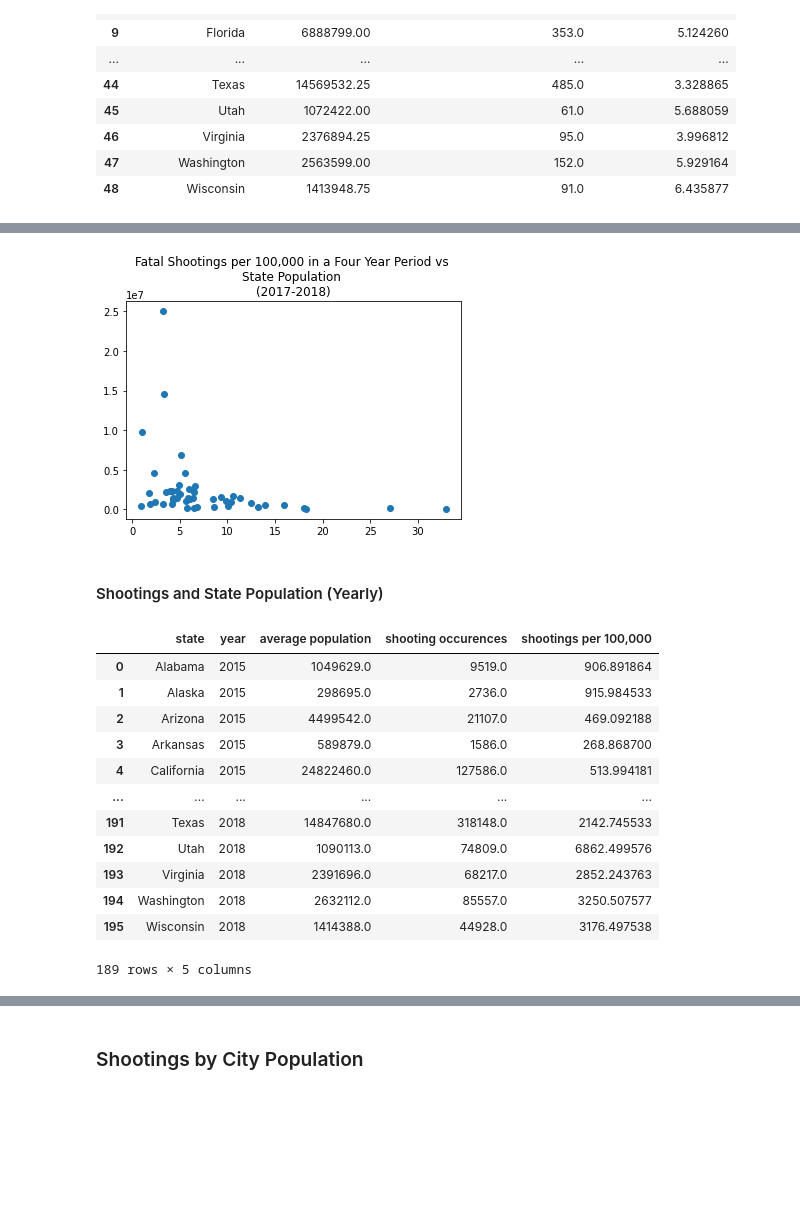
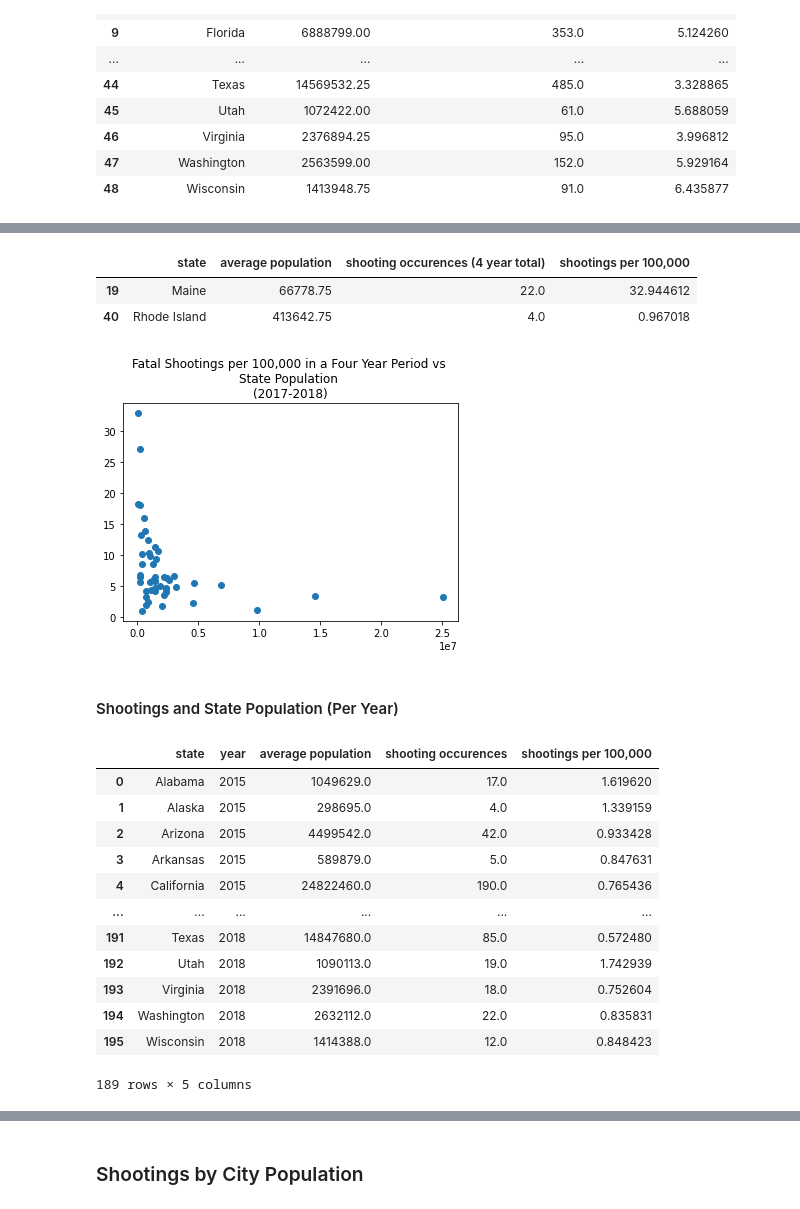
Before and after one commit to szerpa17/fatal-police-shootings, a Jupyter notebook: Analysis_SZ.ipynb, the cells around one changed output, grey strips where cells are left out. Cells and saved outputs as stored; diff of their text form; code cells hidden in the pictures; blank space fills up the shorter version.

Commit message:
added month plot, updated code

```diff
--- a/Analysis_SZ.ipynb
+++ b/Analysis_SZ.ipynb
@@ -56,14 +108,12 @@ Name: id, dtype: int64
 #### Shootings and State Population (Four Year Period)
 # %%
 # Shootings by State over the span of 4 years
-# Census data manipulation to estimate the average state population
-# by summing 4 year city population averages within each state
+# Census data manipulation
+# to estimate the average state population by summing 4 year city population averages within each state
 state_info_df = census_df[['state','Average']]
-state_avg_pop_grp = state_avg_pop.groupby('state')
-state_avg_pop_df = state_avg_pop_grp[['Average']].sum()
+state_avg_pop_df = state_info_df.groupby('state')['Average'].sum()
 state_avg_pop_df = state_avg_pop_df.reset_index()
 state_avg_pop_df = state_avg_pop_df.rename(columns={'Average': 'average population'})
-state_avg_pop_df
 
 # Shooting Totals by State
 shooting_state_info = shootings_df[['state', 'id']]
@@ -71,16 +121,17 @@ shooting_state_df = shooting_state_info.groupby('state')[['id']].count()
 shooting_state_df = shooting_state_df.reset_index()
 shooting_state_df = shooting_state_df.rename(columns={'id': 'shooting occurences (4 year total)'})
 
-# Merge of Tables
+#Table Merge
 state_pop_shooting_comparison = pd.merge(state_avg_pop_df,
                                          shooting_state_df,
                                          how='left',
                                          on='state')
 
-four_year_state_pop_shooting_comparison= state_pop_shooting_comparison.dropna()
+four_year_state_pop_shooting_comparison = state_pop_shooting_comparison.dropna()
 four_year_state_pop_shooting_comparison['shootings per 100,000'] = (
                                 four_year_state_pop_shooting_comparison['shooting occurences (4 year total)']/
                                 four_year_state_pop_shooting_comparison['average population']) * 100000
+
 four_year_state_pop_shooting_comparison
 # %% [output]
 A value is trying to be set on a copy of a slice from a DataFrame.
@@ -107,17 +175,31 @@ See the caveats in the documentation: https://pandas.pydata.org/pandas-docs/stab
+# %%
+# Max and Min States - Per Capita shootings per 100,000
+four_year_state_pop_shooting_comparison.loc[((four_year_state_pop_shooting_comparison['shootings per 100,000']
+                                             ==
+                                             four_year_state_pop_shooting_comparison['shootings per 100,000'].max())
+                                             |
+                                            (four_year_state_pop_shooting_comparison['shootings per 100,000']
+                                             ==
+                                            four_year_state_pop_shooting_comparison['shootings per 100,000'].min()))]
+# %% [output]
+|  | state | average population | shooting occurences (4 year total) | shootings per 100,000 |
+| 19 | Maine | 66778.75 | 22.0 | 32.944612 |
+| 40 | Rhode Island | 413642.75 | 4.0 | 0.967018 |
 # %%
-plt.scatter(four_year_state_pop_shooting_comparison['shootings per 100,000'],
-            four_year_state_pop_shooting_comparison['average population'])
+plt.scatter(four_year_state_pop_shooting_comparison['average population'],
+            four_year_state_pop_shooting_comparison['shootings per 100,000'])
 
 plt.title('Fatal Shootings per 100,000 in a Four Year Period vs \nState Population \n(2017-2018)')
 
 plt.show()
 # %% [output]
-[figure, old version]
+[figure, new version]
 # %% [markdown]
-#### Shootings and State Population (Yearly)
+#### Shootings and State Population (Per Year)
 # %%
 # Yearly shootings by State
-# Census data manipulation to identify the total population by state for each data year available
+# Census data manipulation
+# to identify the total population by state for each data year available
 yearly_state_info_df = census_df[['state', '2015 Population', '2016 Population', '2017 Population', '2018 Population']]
 yearly_state_avg_pop_df = yearly_state_info_df.groupby('state')[('2015 Population',
                                                     '2016 Population',
@@ -141,8 +223,8 @@ yearly_state_avg_pop_df = yearly_state_avg_pop_df.rename(columns={'value': 'aver
 yearly_state_avg_pop_df
 
 # Shooting Totals by State
-yearly_shooting_state_info = shootings_df[['state', 'id', 'year']]
-yearly_shooting_state_df = yearly_shooting_state_info.groupby(['state', 'year'])[['id']].sum()
+yearly_shooting_state_info = yearly_shootings[['state', 'id', 'year']]
+yearly_shooting_state_df = yearly_shooting_state_info.groupby(['state', 'year'])[['id']].count()
 yearly_shooting_state_df = yearly_shooting_state_df.reset_index()
 yearly_shooting_state_df = yearly_shooting_state_df.rename(columns={'id': 'shooting occurences'})
 yearly_shooting_state_df
@@ -164,17 +246,17 @@ yearly_state_pop_shooting_comparison['shootings per 100,000'] = (
 yearly_state_pop_shooting_comparison
 # %% [output]
 |  | state | year | average population | shooting occurences | shootings per 100,000 |
-| 0 | Alabama | 2015 | 1049629.0 | 9519.0 | 906.891864 |
-| 1 | Alaska | 2015 | 298695.0 | 2736.0 | 915.984533 |
-| 2 | Arizona | 2015 | 4499542.0 | 21107.0 | 469.092188 |
-| 3 | Arkansas | 2015 | 589879.0 | 1586.0 | 268.868700 |
-| 4 | California | 2015 | 24822460.0 | 127586.0 | 513.994181 |
+| 0 | Alabama | 2015 | 1049629.0 | 17.0 | 1.619620 |
+| 1 | Alaska | 2015 | 298695.0 | 4.0 | 1.339159 |
+| 2 | Arizona | 2015 | 4499542.0 | 42.0 | 0.933428 |
+| 3 | Arkansas | 2015 | 589879.0 | 5.0 | 0.847631 |
+| 4 | California | 2015 | 24822460.0 | 190.0 | 0.765436 |
 | ... | ... | ... | ... | ... | ... |
-| 191 | Texas | 2018 | 14847680.0 | 318148.0 | 2142.745533 |
-| 192 | Utah | 2018 | 1090113.0 | 74809.0 | 6862.499576 |
-| 193 | Virginia | 2018 | 2391696.0 | 68217.0 | 2852.243763 |
-| 194 | Washington | 2018 | 2632112.0 | 85557.0 | 3250.507577 |
-| 195 | Wisconsin | 2018 | 1414388.0 | 44928.0 | 3176.497538 |
+| 191 | Texas | 2018 | 14847680.0 | 85.0 | 0.572480 |
+| 192 | Utah | 2018 | 1090113.0 | 19.0 | 1.742939 |
+| 193 | Virginia | 2018 | 2391696.0 | 18.0 | 0.752604 |
+| 194 | Washington | 2018 | 2632112.0 | 22.0 | 0.835831 |
+| 195 | Wisconsin | 2018 | 1414388.0 | 12.0 | 0.848423 |
 189 rows × 5 columns
 # %%
 plt.scatter(yearly_state_pop_shooting_comparison['shootings per 100,000'],
```
Also changed, not shown: parts of 12 cells of this notebook.
